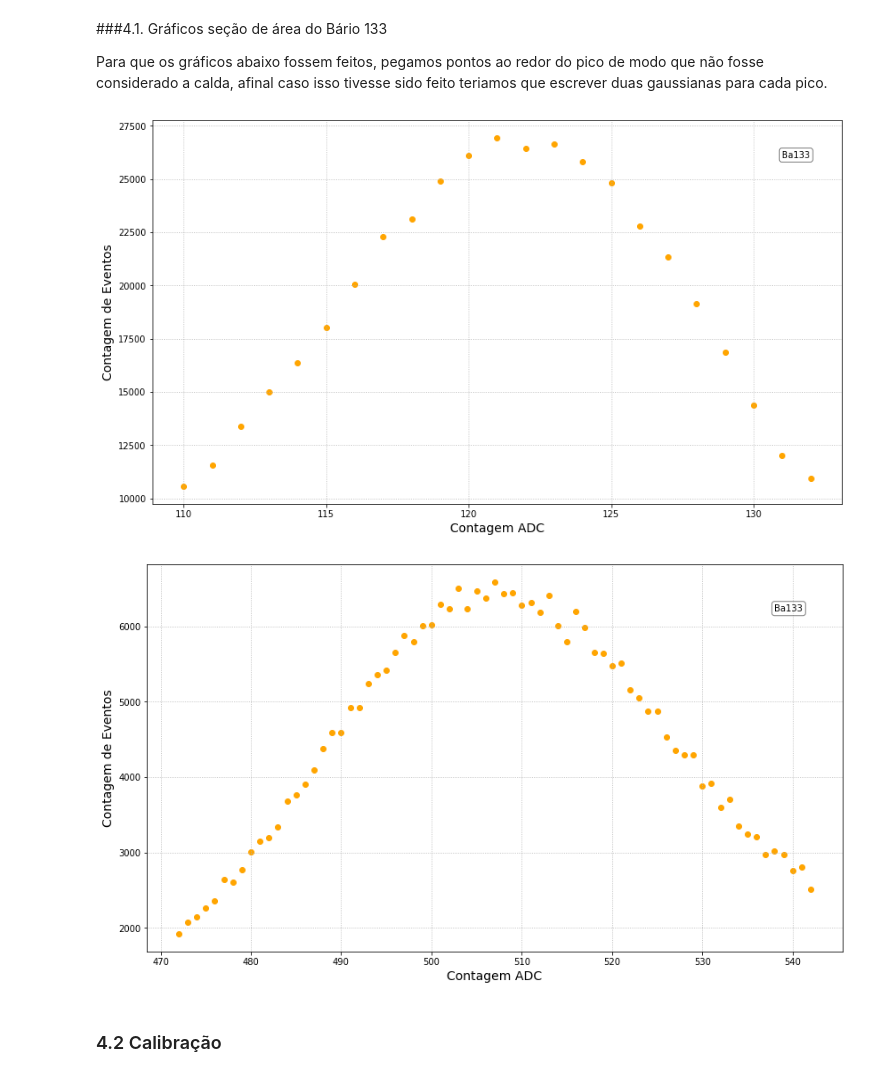
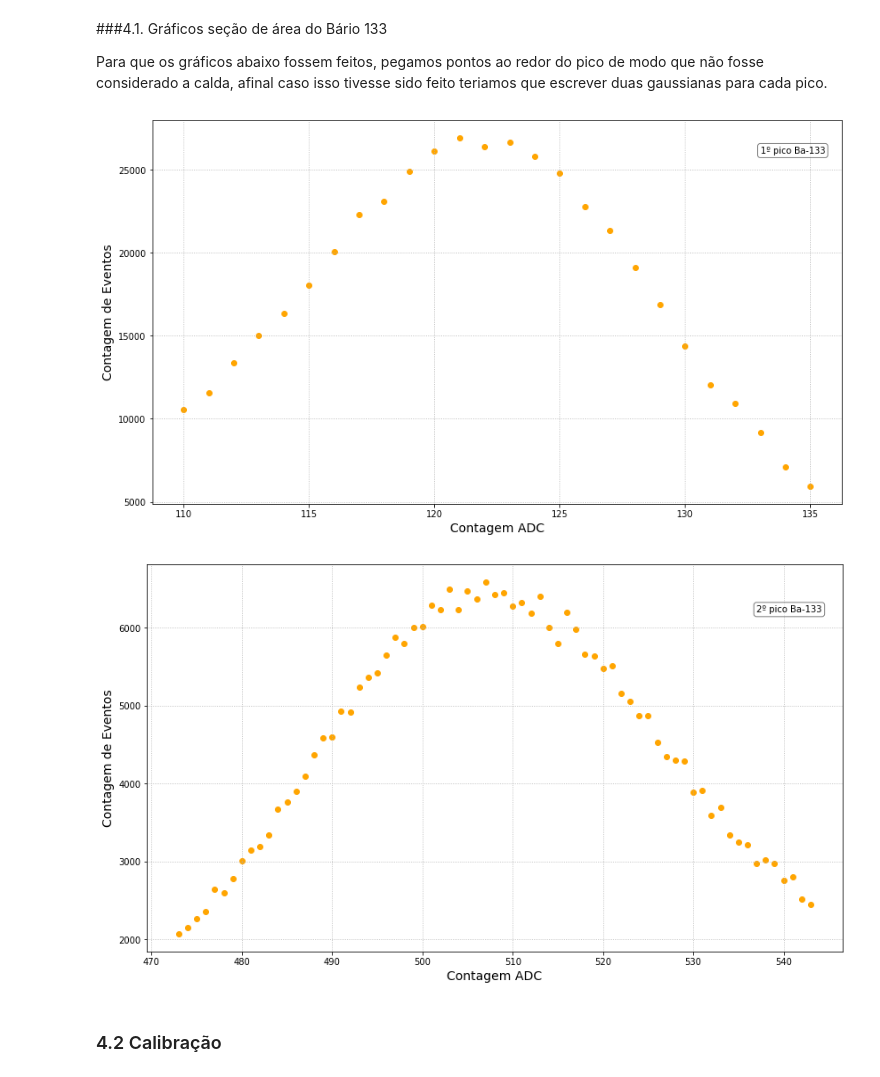
Before and after one commit to goulartsursula/DisciplinasUERJ, a Jupyter notebook: Estrutura da Materia 3/EspectroscopiaGama.ipynb, the cells around one changed output. Drawn from its saved outputs; the diff is of its cells as text; code cells hidden in the pictures.

```diff
--- a/Estrutura da Materia 3/EspectroscopiaGama.ipynb
+++ b/Estrutura da Materia 3/EspectroscopiaGama.ipynb
@@ -303,32 +282,30 @@ Por isso, não será cálculado a _gaussiana_ desse primeiro pico.
 
 Para que os gráficos abaixo fossem feitos, pegamos pontos ao redor do pico de modo que não fosse considerado a calda, afinal caso isso tivesse sido feito teriamos que escrever duas gaussianas para cada pico.
 # %%
-#First peak Ba133
-xdata1Ba133 = dataBa133.loc[peak1Ba133 - 11:peak1Ba133 + 11]['Chan']
-ydata1Ba133 = dataBa133.loc[peak1Ba133 - 11:peak1Ba133 + 11]['Counts']
+#Primeiro pico Ba-133
+data1Ba133_peak = dataBa133[(dataBa133['Chan']>=110)&(dataBa133['Chan']<=135)]
 
 fig, ax = plt.subplots(figsize=(14, 8))
-plt.scatter(xdata1Ba133, ydata1Ba133, c='orange')
+plt.scatter(data1Ba133_peak['Chan'], data1Ba133_peak['Counts'], c='orange')
 plt.xlabel('Contagem ADC', fontsize='14')
 plt.ylabel('Contagem de Eventos', fontsize='14')
-ax.text(131, 26000, 'Ba133', bbox=dict(boxstyle='round', facecolor='white', alpha=0.5))
+ax.text(133, 26000, '1º pico Ba-133', bbox=dict(boxstyle='round', facecolor='white', alpha=0.5))
 plt.savefig('Peak1_Ba133.png', transparent = True)
 plt.grid(linestyle='dotted')
 
-#Second peak Ba133
-xdata2Ba133 = dataBa133.loc[peak2Ba133 - 35:peak2Ba133 + 35]['Chan']
-ydata2Ba133 = dataBa133.loc[peak2Ba133 - 35:peak2Ba133 + 35]['Counts']
+#Segundo pico Ba-133
+data2Ba133_peak = dataBa133[(dataBa133['Chan']>=473)&(dataBa133['Chan']<=543)]
 
 fig, ax = plt.subplots(figsize=(14, 8))
-plt.scatter(xdata2Ba133, ydata2Ba133, c='orange')
+plt.scatter(data2Ba133_peak['Chan'], data2Ba133_peak['Counts'], c='orange')
 plt.xlabel('Contagem ADC', fontsize='14')
 plt.ylabel('Contagem de Eventos', fontsize='14')
-ax.text(538, 6200, 'Ba133', bbox=dict(boxstyle='round', facecolor='white', alpha=0.5))
+ax.text(537, 6200, '2º pico Ba-133', bbox=dict(boxstyle='round', facecolor='white', alpha=0.5))
 plt.savefig('Peak2_Ba133.png', transparent = True)
 plt.grid(linestyle='dotted')
 # %% [output]
-[figure, old version]
+[figure, new version]
-[figure, old version]
+[figure, new version]
 # %% [markdown]
 ### 4.2 Calibração
 # %% [markdown]
```
Also changed, not shown: parts of 12 cells of this notebook.
